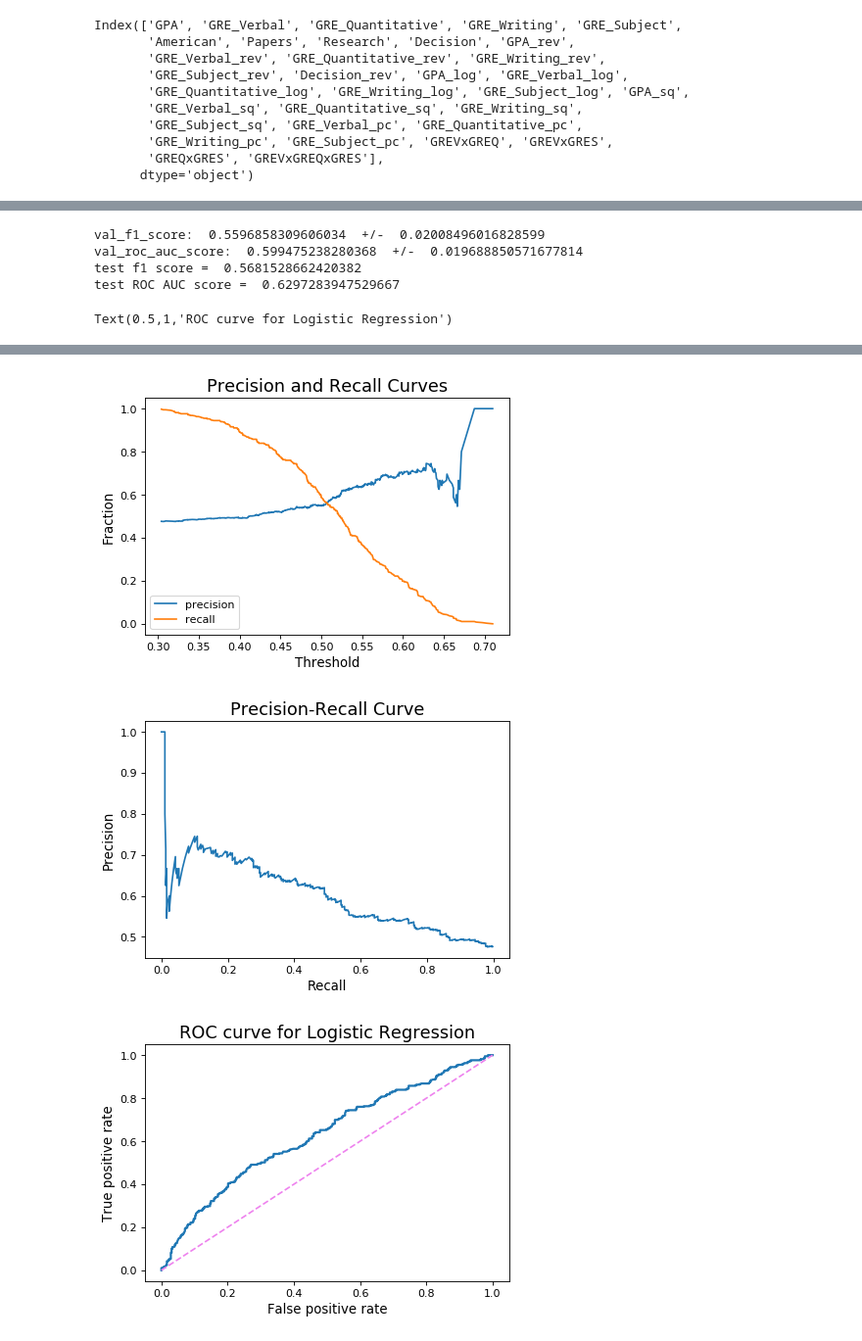
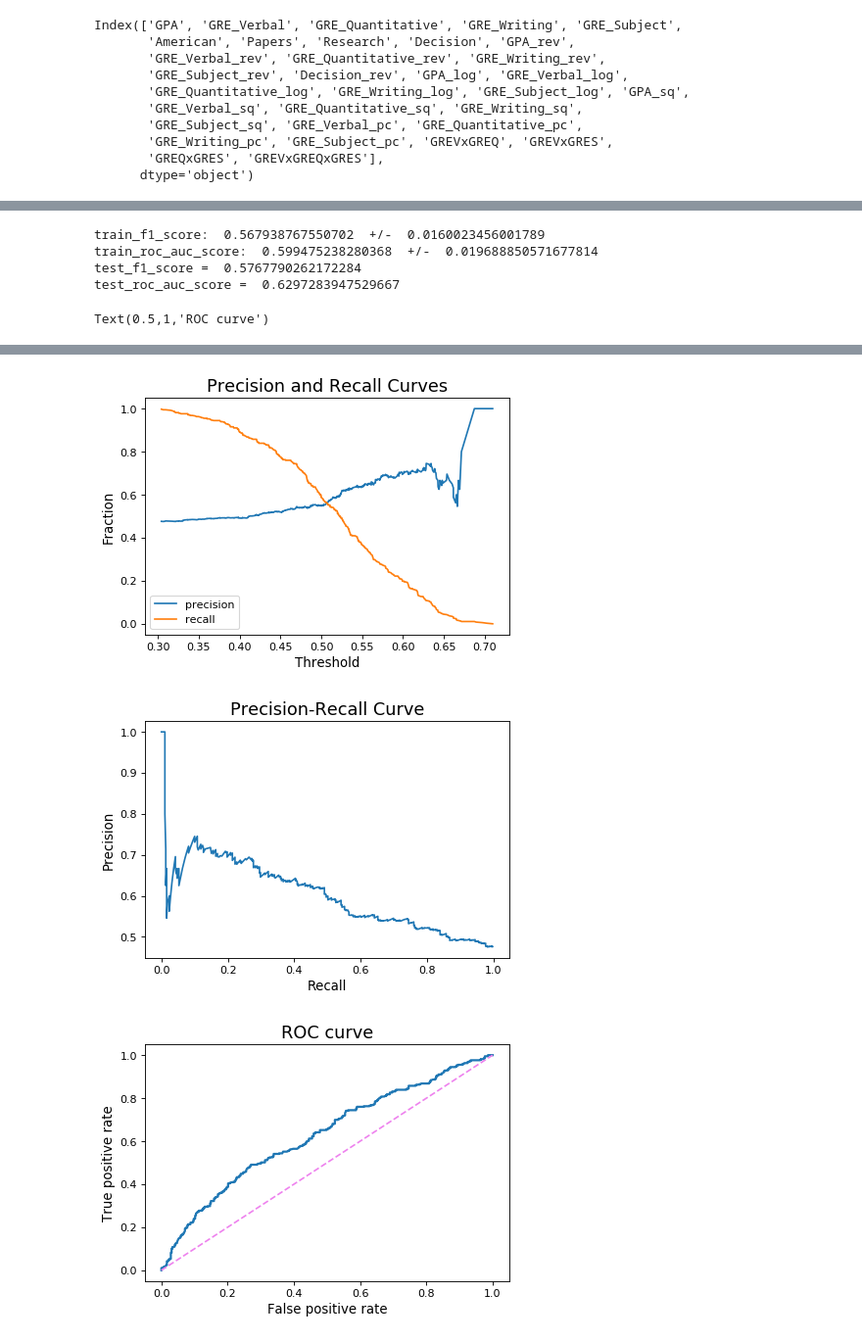
Before and after one commit to harrisonized/Predicting_Physics_PhD_Admissions, a Jupyter notebook: testing-models.ipynb, the cells around one changed output, grey strips where cells are left out. Shown at 98% size. Cells and saved outputs as stored; diff of their text form; code cells hidden in the pictures.

```diff
--- a/testing-models.ipynb
+++ b/testing-models.ipynb
@@ -98,11 +98,11 @@ for train_index, val_cv_index in kf.split(features_train_chosen_array, target_tr
     features_val_cv_scaled_array = scaler.transform(features_val_cv_array)  # Scale validation features
 
     gnb_clf.fit(features_train_cv_resampled_scaled_array, target_train_cv_resampled_array) # Fit model
-    cv_f1_list.append(f1_score(gnb_clf.predict(features_val_cv_scaled_array), target_val_cv_array)) # Collect results
+    cv_f1_list.append(f1_score(gnb_clf.predict(features_val_cv_scaled_array), target_val_cv_array, average = 'micro')) # Collect results
     roc_auc_list.append(roc_auc_score(target_val_cv_array, gnb_clf.predict_proba(features_val_cv_scaled_array)[:,1])) # Collect results
 
-print('val_f1_score: ', mean(cv_f1_list),' +/- ', stdev(cv_f1_list))
-print('val_roc_auc_score: ', mean(roc_auc_list),' +/- ', stdev(roc_auc_list))
+print('train_f1_score: ', mean(cv_f1_list),' +/- ', stdev(cv_f1_list))
+print('train_roc_auc_score: ', mean(roc_auc_list),' +/- ', stdev(roc_auc_list))
 
 cv_roc_auc_score_list.append(mean(roc_auc_list))
 cv_roc_auc_error_list.append(stdev(roc_auc_list))
@@ -117,9 +117,9 @@ features_test_scaled_array = scaler.transform(features_test_chosen_df) # Scale f
 gnb_clf.fit(features_train_resampled_scaled_array, target_train_resampled_array) # Fit model
 gnb_fpr, gnb_tpr, gnb_thresholds = roc_curve(target_test_ser, gnb_clf.predict_proba(features_test_scaled_array)[:,1]) # For later
 
-print("test f1 score = ", f1_score(gnb_clf.predict(features_test_scaled_array), target_test_ser))
-print("test ROC AUC score = ", roc_auc_score(target_test_ser, gnb_clf.predict_proba(features_test_scaled_array)[:,1]))
-print("test accuracy score = ", accuracy_score(target_test_ser, gnb_clf.predict(features_test_scaled_array)))
+print("test_f1_score = ", f1_score(gnb_clf.predict(features_test_scaled_array), target_test_ser, average = 'micro'))
+print("test_roc_auc_score = ", roc_auc_score(target_test_ser, gnb_clf.predict_proba(features_test_scaled_array)[:,1]))
+print("test_accuracy_score = ", accuracy_score(target_test_ser, gnb_clf.predict(features_test_scaled_array)))
 
 make_confusion_matrix(gnb_clf, threshold=0.56)
 plt.savefig("figures/gnb/confusion.png", transparent=True, bbox_inches="tight")
@@ -152,6 +152,6 @@ plt.xlim([-0.05,1.05])
 plt.ylim([-0.05,1.05])
 plt.xlabel('False positive rate', fontsize=12)
 plt.ylabel('True positive rate', fontsize=12)
-plt.title('ROC curve for Logistic Regression', fontsize=16)
+plt.title('ROC curve', fontsize=16)
 plt.savefig("figures/gnb/roc.png", transparent=True, bbox_inches="tight")
 # %% [output]
@@ -183,11 +183,11 @@ for train_index, val_cv_index in kf.split(features_train_chosen_array, target_tr
     features_val_cv_scaled_array = scaler.transform(features_val_cv_array)  # Scale validation features
 
     logreg_clf.fit(features_train_cv_resampled_scaled_array, target_train_cv_resampled_array) # Fit model
-    cv_f1_list.append(f1_score(logreg_clf.predict(features_val_cv_scaled_array), target_val_cv_array)) # Collect results
+    cv_f1_list.append(f1_score(logreg_clf.predict(features_val_cv_scaled_array), target_val_cv_array, average = 'micro')) # Collect results
     roc_auc_list.append(roc_auc_score(target_val_cv_array, logreg_clf.predict_proba(features_val_cv_scaled_array)[:,1])) # Collect results
 
-print('val_f1_score: ', mean(cv_f1_list),' +/- ', stdev(cv_f1_list))
-print('val_roc_auc_score: ', mean(roc_auc_list),' +/- ', stdev(roc_auc_list))
+print('train_f1_score: ', mean(cv_f1_list),' +/- ', stdev(cv_f1_list))
+print('train_roc_auc_score: ', mean(roc_auc_list),' +/- ', stdev(roc_auc_list))
 
 cv_roc_auc_score_list.append(mean(roc_auc_list))
 cv_roc_auc_error_list.append(stdev(roc_auc_list))
@@ -202,8 +202,8 @@ features_test_scaled_array = scaler.transform(features_test_chosen_df) # Scale f
 logreg_clf.fit(features_train_resampled_scaled_array, target_train_resampled_array) # Fit model
 logreg_fpr, logreg_tpr, logreg_thresholds = roc_curve(target_test_ser, logreg_clf.predict_proba(features_test_scaled_array)[:,1]) # For later
 
-print("test f1 score = ", f1_score(logreg_clf.predict(features_test_scaled_array), target_test_ser))
-print("test ROC AUC score = ", roc_auc_score(target_test_ser, logreg_clf.predict_proba(features_test_scaled_array)[:,1]))
+print("test_f1_score = ", f1_score(logreg_clf.predict(features_test_scaled_array), target_test_ser, average = 'micro'))
+print("test_roc_auc_score = ", roc_auc_score(target_test_ser, logreg_clf.predict_proba(features_test_scaled_array)[:,1]))
 #print("test accuracy score = ", accuracy_score(target_test_ser, logreg_clf_clf.predict(features_test_scaled_array)))
 
 make_confusion_matrix(logreg_clf, threshold=0.493)
@@ -211,40 +211,40 @@ make_confusion_matrix(logreg_clf, threshold=0.493)
 # Precision and recall curve
 precision_curve, recall_curve, threshold_curve = precision_recall_curve(target_test_ser, logreg_clf.predict_proba(features_test_scaled_array)[:,1])
 plt.figure(dpi=80)
 plt.plot(threshold_curve, precision_curve[1:],label='precision')
 plt.plot(threshold_curve, recall_curve[1:], label='recall')
 plt.legend(loc='lower left')
 plt.xlabel('Threshold', fontsize=12)
 plt.ylabel('Fraction', fontsize=12)
 plt.title('Precision and Recall Curves', fontsize=16)
 
 # Precision-recall curve
 plt.figure(dpi=80)
 plt.plot(recall_curve[1:], precision_curve[1:],label='precision')
 plt.xlabel("Recall", fontsize=12)
 plt.ylabel("Precision", fontsize=12)
 plt.title("Precision-Recall Curve", fontsize=16)
 
 # ROC Curve
 fpr, tpr, thresholds = roc_curve(target_test_ser, logreg_clf.predict_proba(features_test_scaled_array)[:,1])
 plt.figure(dpi=80)
 plt.plot(fpr, tpr, lw=2)
 plt.plot([0,1],[0,1],c='violet',ls='--')
 plt.xlim([-0.05,1.05])
 plt.ylim([-0.05,1.05])
 plt.xlabel('False positive rate', fontsize=12)
 plt.ylabel('True positive rate', fontsize=12)
-plt.title('ROC curve for Logistic Regression', fontsize=16)
+plt.title('ROC curve', fontsize=16)
 # %% [output]
-val_f1_score:  0.5596858309606034  +/-  0.02008496016828599
-val_roc_auc_score:  0.599475238280368  +/-  0.019688850571677814
-test f1 score =  0.5681528662420382
-test ROC AUC score =  0.6297283947529667
+train_f1_score:  0.567938767550702  +/-  0.0160023456001789
+train_roc_auc_score:  0.599475238280368  +/-  0.019688850571677814
+test_f1_score =  0.5767790262172284
+test_roc_auc_score =  0.6297283947529667
-Text(0.5,1,'ROC curve for Logistic Regression')
+Text(0.5,1,'ROC curve')
 [figure]
 [figure]
 [figure]
-[figure, old version]
+[figure, new version]
 # %%
 # Support Vector Machines
 svc_clf = SVC(probability=True, class_weight = 'balanced')
```
Also changed, not shown: parts of 5 cells of this notebook, 17 other files.
